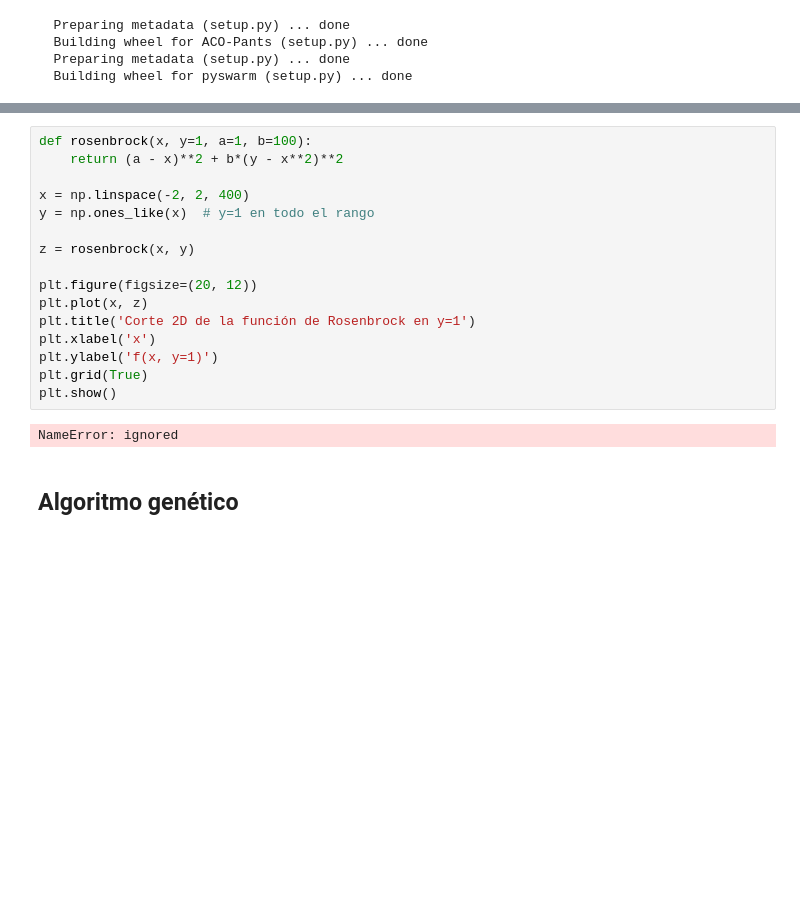
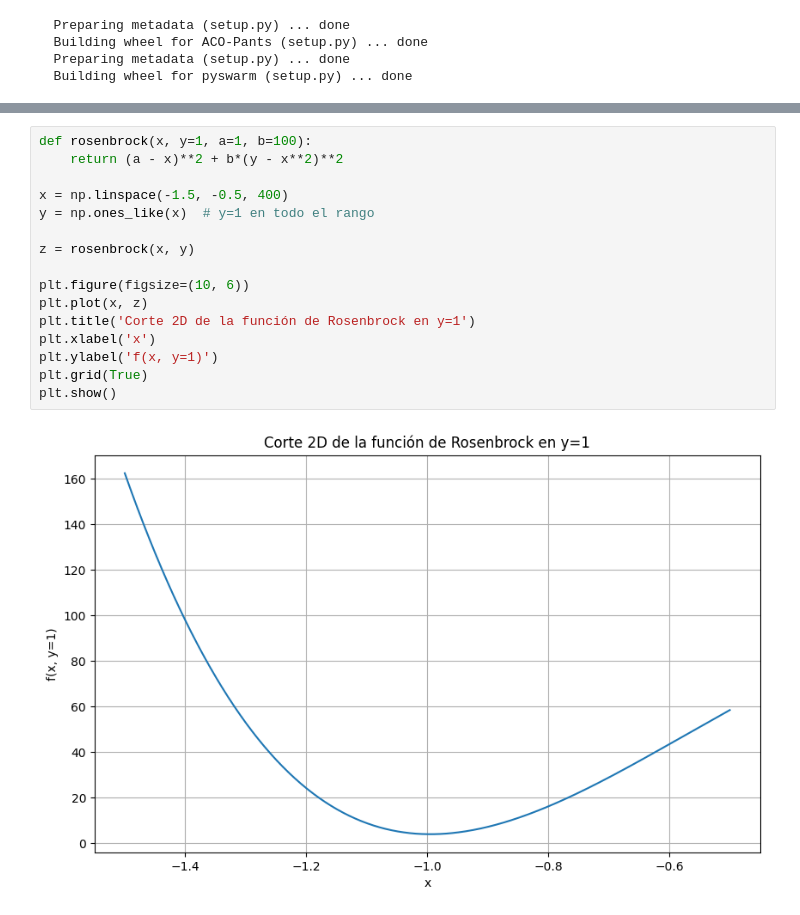
Before and after one commit to FranPuentes/iTI2024, a Jupyter notebook: Cap. 3 - optimización.ipynb, the cells around one changed output, grey strips where cells are left out. Drawn from its saved outputs; the diff is of its cells as text; blank space fills up the shorter version.

```diff
--- a/Cap. 3 - optimización.ipynb
+++ b/Cap. 3 - optimización.ipynb
@@ -47,20 +82,18 @@ fig.show()
 # %%
 def rosenbrock(x, y=1, a=1, b=100):
     return (a - x)**2 + b*(y - x**2)**2
 
-x = np.linspace(-2, 2, 400)
+x = np.linspace(-1.5, -0.5, 400)
 y = np.ones_like(x)  # y=1 en todo el rango
 
 z = rosenbrock(x, y)
 
-plt.figure(figsize=(20, 12))
+plt.figure(figsize=(10, 6))
 plt.plot(x, z)
 plt.title('Corte 2D de la función de Rosenbrock en y=1')
 plt.xlabel('x')
 plt.ylabel('f(x, y=1)')
 plt.grid(True)
 plt.show()
 # %% [output]
-NameError: ignored
+[figure, added]
-# %% [markdown]
-## **Algoritmo genético**
```
Also changed, not shown: parts of 17 cells of this notebook, 3 other files.
